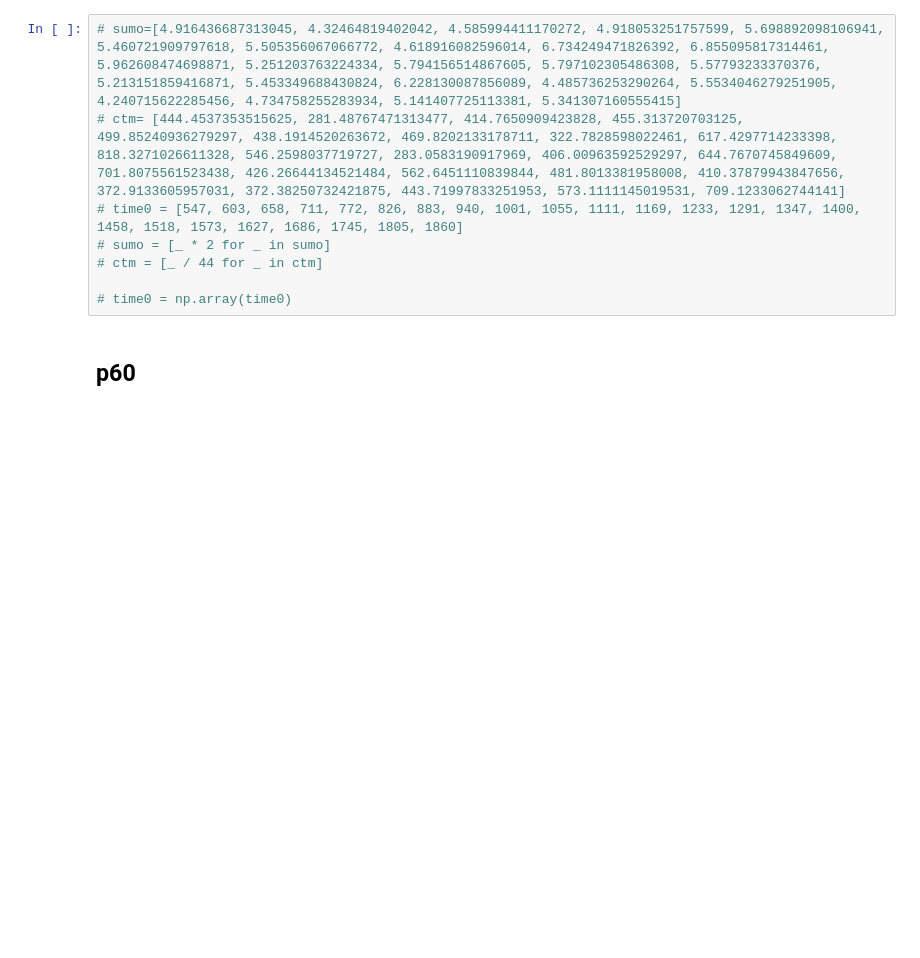
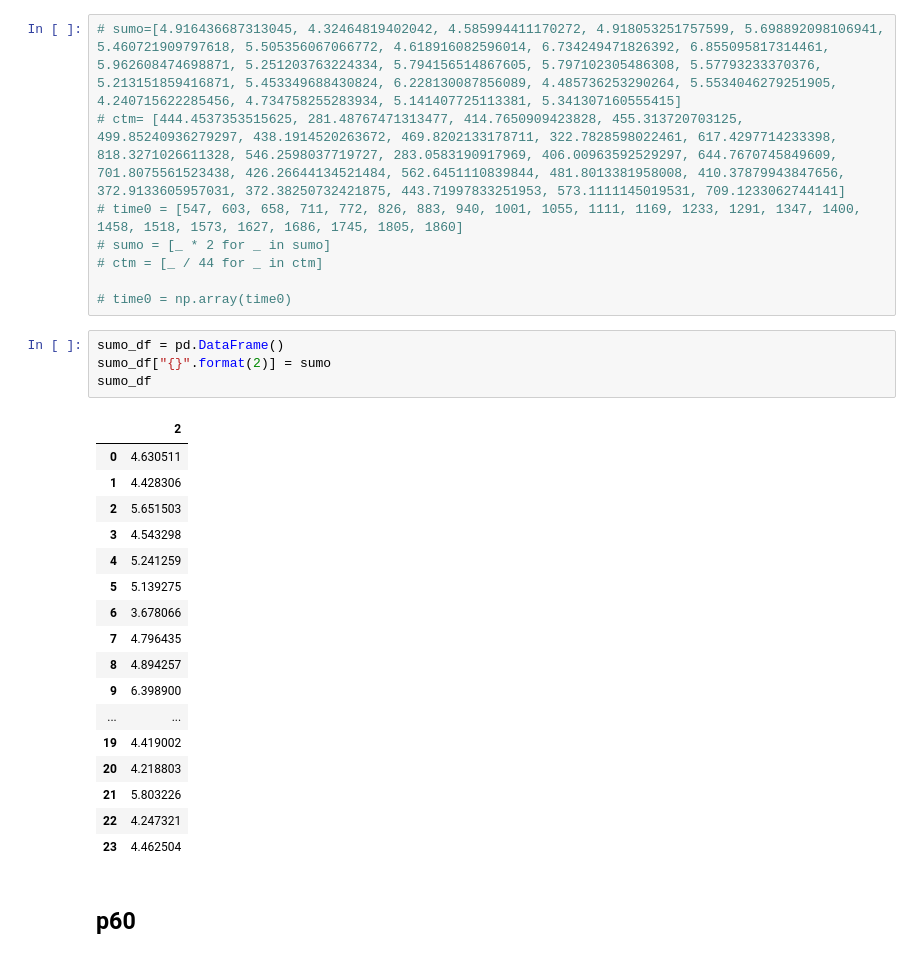
Before and after one commit to Eightina/Digital-Twin-CTM, a Jupyter notebook: Digital-Twin/ac_p6.ipynb, the cells around one changed output. Cells and saved outputs as stored; diff of their text form; blank space fills up the shorter version.

```diff
--- a/Digital-Twin/ac_p6.ipynb
+++ b/Digital-Twin/ac_p6.ipynb
@@ -168,5 +170,27 @@ def vis(sumo, ctm, time0:np.array):
 # ctm = [_ / 44 for _ in ctm]
 
 # time0 = np.array(time0)
+# %%
+sumo_df = pd.DataFrame()
+sumo_df["{}".format(2)] = sumo
+sumo_df
+# %% [output]
+|  | 2 |
+| 0 | 4.630511 |
+| 1 | 4.428306 |
+| 2 | 5.651503 |
+| 3 | 4.543298 |
+| 4 | 5.241259 |
+| 5 | 5.139275 |
+| 6 | 3.678066 |
+| 7 | 4.796435 |
+| 8 | 4.894257 |
+| 9 | 6.398900 |
+| ... | ... |
+| 19 | 4.419002 |
+| 20 | 4.218803 |
+| 21 | 5.803226 |
+| 22 | 4.247321 |
+| 23 | 4.462504 |
 # %% [markdown]
 ## p60
```
Also changed, not shown: parts of 11 cells of this notebook, 24 other files.
